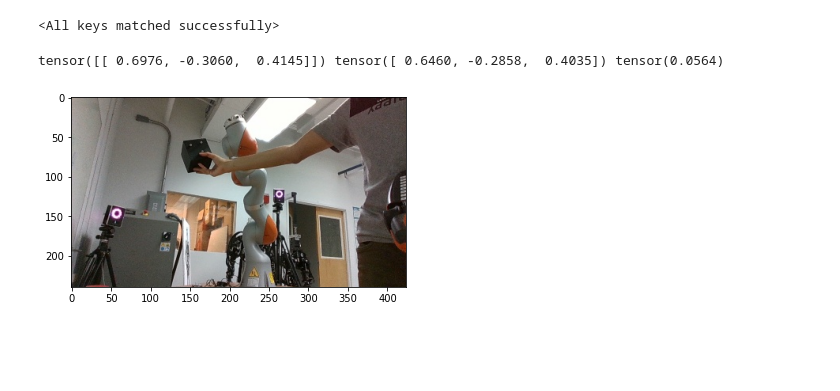
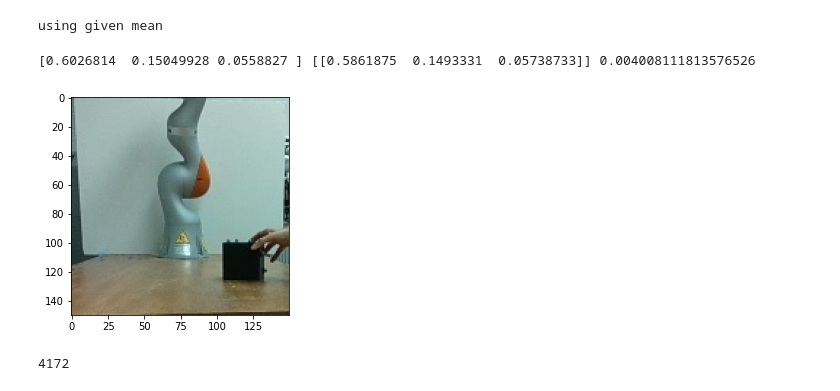
Before and after one commit to machines-in-motion/ioc_qp, a Jupyter notebook: vision/object_tracking.ipynb, the cells around one changed output. Cells and saved outputs as stored; diff of their text form; code cells hidden in the pictures; blank space fills up the shorter version.

```diff
--- a/vision/object_tracking.ipynb
+++ b/vision/object_tracking.ipynb
@@ -86,18 +110,36 @@ class BoxDataSet(Dataset):
 class C_Net(nn.Module):
     def __init__(self):
         super().__init__()
-        self.conv1 = nn.Conv2d(4, 64, 3)
+        self.conv11 = nn.Conv2d(4, 64, 3)
+        self.conv12 = nn.Conv2d(64, 64, 3)
+
         self.pool = nn.MaxPool2d(2, 2)
-        self.conv2 = nn.Conv2d(64, 32, 3)
-        self.conv3 = nn.Conv2d(32, 16, 3)
-        self.fc1 = nn.Linear(22848, 128)
+
+        self.conv21 = nn.Conv2d(64, 128, 3)
+        self.conv22 = nn.Conv2d(128, 128, 3)
+
+        self.conv31 = nn.Conv2d(128, 256, 3)
+        self.conv32 = nn.Conv2d(256, 256, 3)
+
+        self.conv41 = nn.Conv2d(256, 512, 3)
+        self.conv42 = nn.Conv2d(512, 512, 3)
+
+        self.fc1 = nn.Linear(512, 128)
         self.fc2 = nn.Linear(128, 128)
         self.fc3 = nn.Linear(128, 3)
 
     def forward(self, x):
-        x = self.pool(F.relu(self.conv1(x)))
-        x = self.pool(F.relu(self.conv2(x)))
-        x = self.pool(F.relu(self.conv3(x)))
+        x = F.relu(self.conv11(x))
+        x = self.pool(F.relu(self.conv12(x)))
+        x = F.relu(self.conv21(x))
+        x = self.pool(F.relu(self.conv22(x)))
+
+        x = self.pool(F.relu(self.conv31(x)))
+        x = self.pool(F.relu(self.conv32(x)))
+
+        x = F.relu(self.conv41(x))
+        x = self.pool(F.relu(self.conv42(x)))
+
         x = torch.flatten(x, 1) # flatten all dimensions except batch
 #         print(x.shape)
         x = F.relu(self.fc1(x))
@@ -151,16 +229,19 @@ The iteration number : 152 The loss is :0.000160182866
 # %%
-dl = BoxDataSet("data3")
 net = C_Net()
 net.load_state_dict(torch.load("./models/cnn2"))
+mean = np.array([0.3677, 0.0254, 0.1573])
+std = np.array([0.1519, 0.1718, 0.1098])
+dl = BoxDataSet([21], mean = mean, std = std, rgbd = True, resize = (224,224))
 # %% [output]
-<All keys matched successfully>
+using given mean
 # %%
 with torch.no_grad():
-    img, label, _ = dl.get_data(np.random.randint(500))
-    pred = net(img.float())
-    print(pred, label, torch.linalg.norm(pred - label))
-    box = ToPILImage()(img[0][:3])
+    image, label = dl.get_data(np.random.randint(500))
+    pred = net(image)
+    l = loss(label.unsqueeze(0), pred)
+    print((label*std + mean).numpy(), (pred*std+mean).numpy(), l.numpy())
+    box = ToPILImage()(image[0][0:3])
     plt.imshow(box)
 # %% [output]
-tensor([[ 0.6976, -0.3060,  0.4145]]) tensor([ 0.6460, -0.2858,  0.4035]) tensor(0.0564)
+[0.6026814  0.15049928 0.0558827 ] [[0.5861875  0.1493331  0.05738733]] 0.004008111813576526
-[figure, old version]
+[figure, new version]
@@ -166,0 +254,4 @@ tensor([[ 0.6976, -0.3060,  0.4145]]) tensor([ 0.6460, -0.2858,  0.4035]) tensor
+# %%
+len(data)
+# %% [output]
+4172
```
Also changed, not shown: parts of 9 cells of this notebook, 5 other files.
